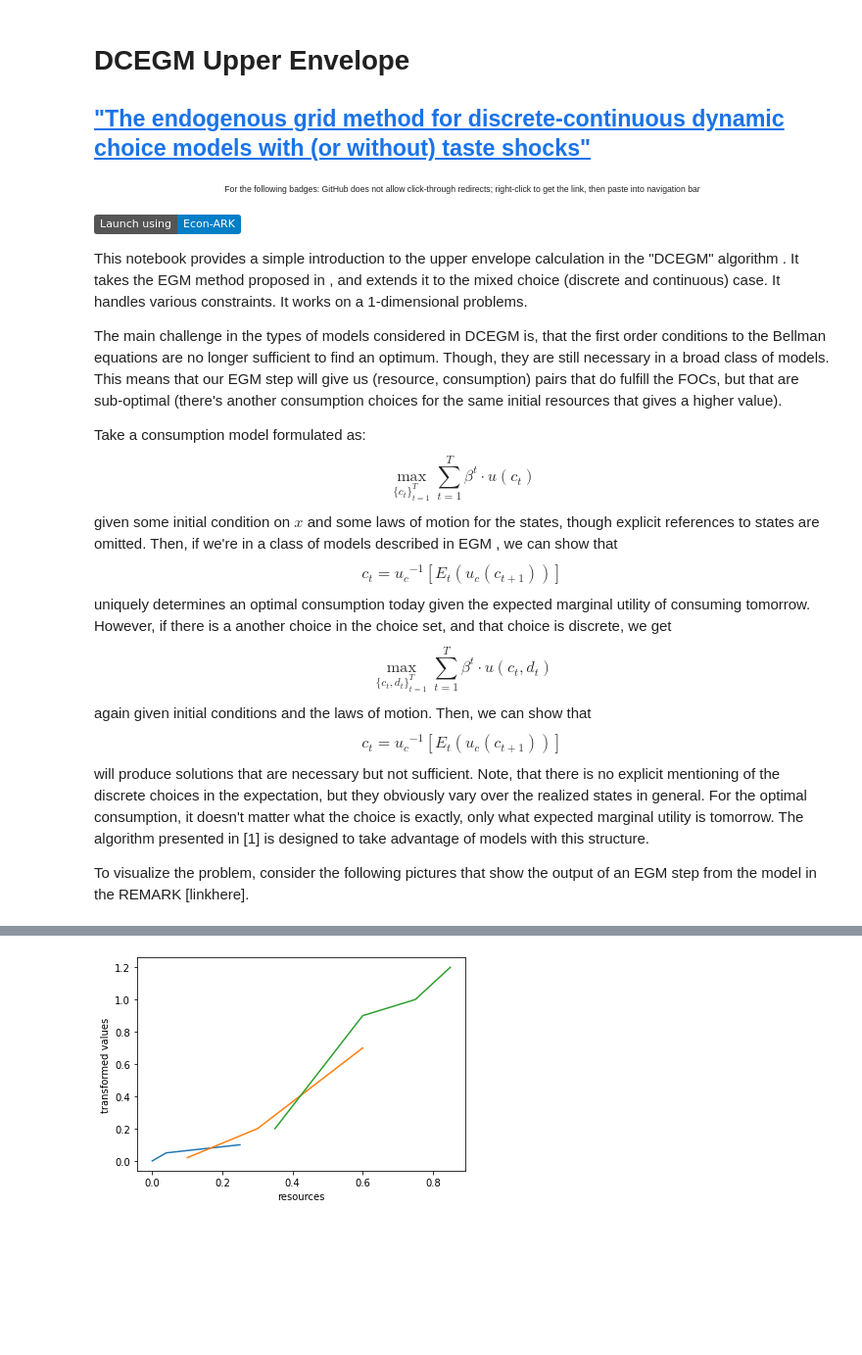
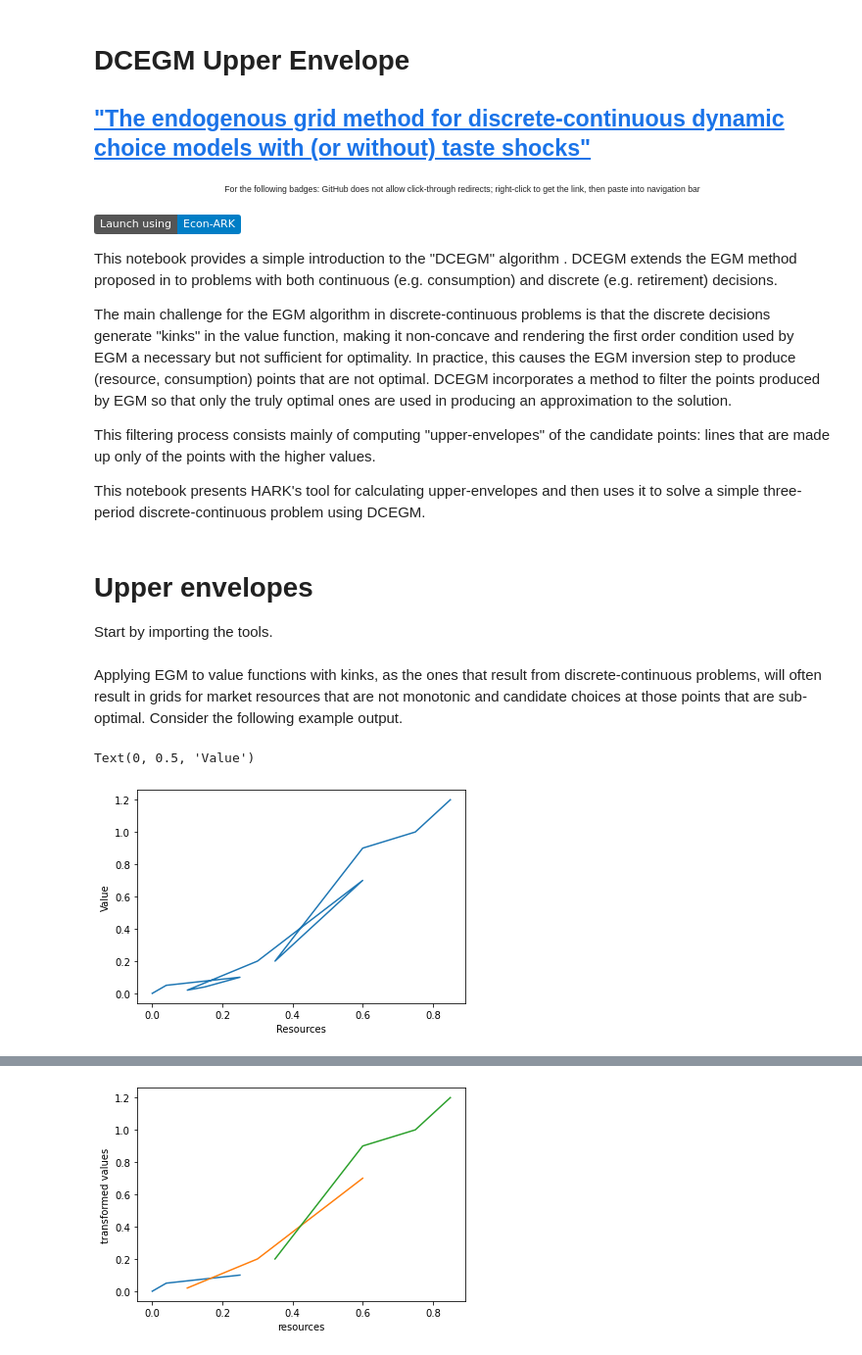
Before and after one commit to econ-ark/DemARK, a Jupyter notebook: notebooks/DCEGM-Upper-Envelope.ipynb, the cells around one changed output, grey strips where cells are left out. Shown at 98% size. Saved outputs shown, nothing was run; the diff lists cells and outputs as text; code cells hidden in the pictures; badges without logos; blank space fills up the shorter version.

Commit message:
Improve the Upper-envelopes part

```diff
--- a/notebooks/DCEGM-Upper-Envelope.ipynb
+++ b/notebooks/DCEGM-Upper-Envelope.ipynb
@@ -8,30 +8,17 @@
 
 
 
-This notebook provides a simple introduction to the upper envelope calculation in the "DCEGM" algorithm <cite data-cite="6202365/4F64GG8F"></cite>. It takes the EGM method proposed in <cite data-cite="6202365/HQ6H9JEI"></cite>, and extends it to the mixed choice (discrete and continuous) case. It handles various constraints. It works on a 1-dimensional problems.
+This notebook provides a simple introduction to the "DCEGM" algorithm <cite data-cite="6202365/4F64GG8F"></cite>. DCEGM extends the EGM method proposed in <cite data-cite="6202365/HQ6H9JEI"></cite> to problems with both continuous (e.g. consumption) and discrete (e.g. retirement) decisions.
 
-The main challenge in the types of models considered in DCEGM is, that the first order conditions to the Bellman equations are no longer sufficient to find an optimum.  Though, they are still necessary in a broad class of models. This means that our EGM step will give us (resource, consumption) pairs that do fulfill the FOCs, but that are sub-optimal (there's another consumption choices for the same initial resources that gives a higher value).
+The main challenge for the EGM algorithm in discrete-continuous problems is that the discrete decisions generate "kinks" in the value function, making it non-concave and rendering the first order condition used by EGM a necessary but not sufficient for optimality. In practice, this causes the EGM inversion step to produce (resource, consumption) points that are not optimal. DCEGM incorporates a method to filter the points produced by EGM so that only the truly optimal ones are used in producing an approximation to the solution.
 
-Take a consumption model formulated as:
-$$
-\max_{\{c_t\}^T_{t=1}} \sum^T_{t=1}\beta^t\cdot u(c_t)
-$$
-given some initial condition on $x$ and some laws of motion for the states, though explicit references to states are omitted. Then, if we're in a class of models described in EGM
-, we can show that
-$$
-c_t = {u_{c}}^{-1}[E_t(u_c(c_{t+1}))]
-$$
-uniquely determines an optimal consumption today given the expected marginal utility of consuming  tomorrow. However, if there is a another choice in the choice set, and that choice is discrete, we get
-$$
-\max_{\{c_t, d_t\}^T_{t=1}} \sum^T_{t=1}\beta^t\cdot u(c_t, d_t)
-$$
-again given initial conditions and the laws of motion. Then, we can show that
-$$
-c_t = {u_{c}}^{-1}[E_t(u_c(c_{t+1}))]
-$$
-will produce solutions that are necessary but not sufficient. Note, that there is no explicit mentioning of the discrete choices in the expectation, but they obviously vary over the realized states in general. For the optimal consumption, it doesn't matter what the choice is exactly, only what expected marginal utility is tomorrow. The algorithm presented in [1] is designed to take advantage of models with this structure.
+This filtering process consists mainly of computing "upper-envelopes" of the candidate points: lines that are made up only of the points with the higher values.
 
-To visualize the problem, consider the following pictures that show the output of an EGM step from the model in the REMARK [linkhere].
+This notebook presents HARK's tool for calculating upper-envelopes and then uses it to solve a simple three-period discrete-continuous problem using DCEGM.
+# %% [markdown]
+# Upper envelopes
+
+Start by importing the tools.
 # %%
 # imports
 import numpy as np
@@ -41,8 +28,16 @@ import matplotlib.pyplot as plt
 # from HARK import discontools or whatever name is chosen
 from HARK.interpolation import LinearInterp
 from HARK.dcegm import calcSegments, calcMultilineEnvelope, calcPrimKink
+# %% [markdown]
+Applying EGM to value functions with kinks, as the ones that result from discrete-continuous problems, will often result in grids for market resources that are not monotonic and candidate choices at those points that are sub-optimal.
+Consider the following example output.
 # %%
-m_common = np.linspace(0,1.0,100)
 m_egm = np.array([0.0, 0.04, 0.25, 0.15, 0.1, 0.3, 0.6,0.5, 0.35, 0.6, 0.75,0.85])
 c_egm = np.array([0.0, 0.03, 0.1, 0.07, 0.05, 0.36, 0.4, 0.6, 0.8, 0.9,0.9,0.9])
 vt_egm = np.array( [0.0, 0.05, 0.1,0.04, 0.02,0.2, 0.7, 0.5, 0.2, 0.9, 1.0, 1.2])
+plt.plot(m_egm, vt_egm)
+plt.xlabel("Resources")
+plt.ylabel("Value")
+# %% [output]
+Text(0, 0.5, 'Value')
+[figure, added]
```
Also changed, not shown: parts of 19 cells of this notebook, 1 other file.
